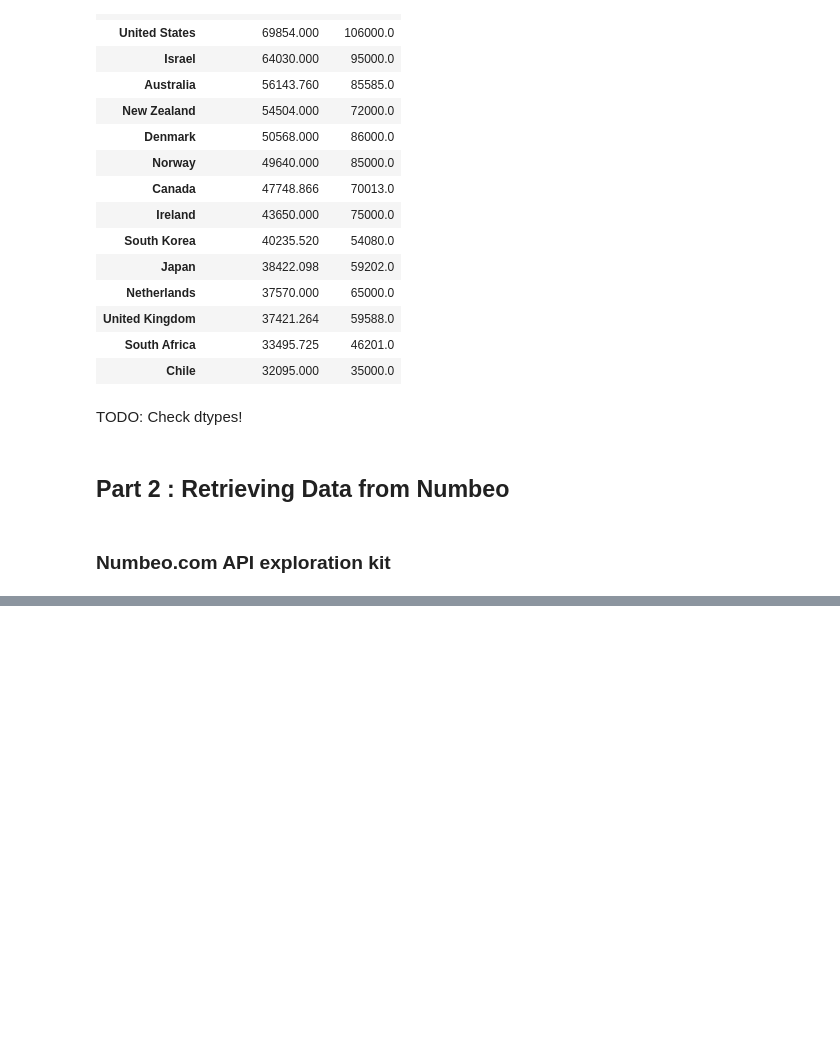
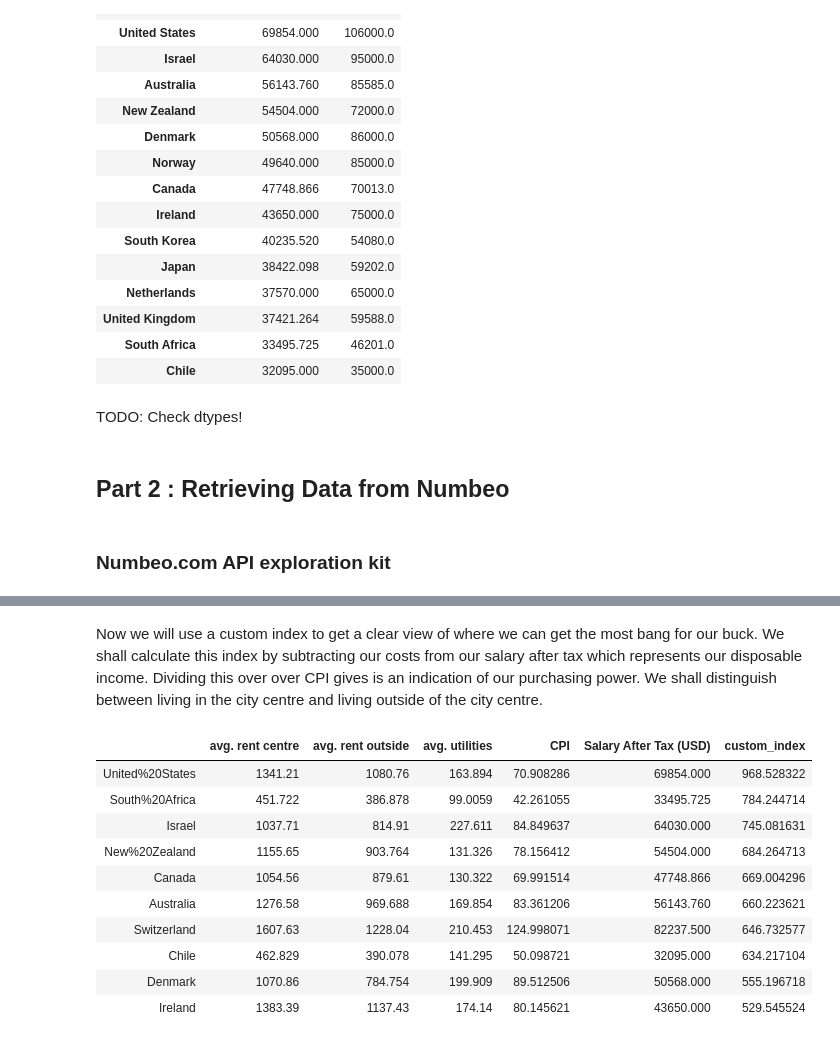
Before and after one commit to hendrikbaacke/Data-Madness, a Jupyter notebook: Income_and_Living_Prices__Data_Madness.ipynb, the cells around one changed output, grey strips where cells are left out. Saved outputs shown, nothing was run; the diff lists cells and outputs as text; code cells hidden in the pictures; blank space fills up the shorter version.

```diff
--- a/Income_and_Living_Prices__Data_Madness.ipynb
+++ b/Income_and_Living_Prices__Data_Madness.ipynb
@@ -854,0 +832,19 @@ Germany
+# %%
+column_indices = [21, 22, 25]
+#these are the rows(items) we are interested in when considering the items read from our json file
+
+index = survey_countries
+columns = ['avg. rent centre', 'avg. rent outside', 'avg. utilities']
+df = pd.DataFrame(index=index, columns=columns)
+
+#Iterate over every country in our list and add their price data to our dataframe
+method = 'country_prices'
+for i, country in enumerate(survey_countries) :
+    filename = method + '_' + country
+    with open(filename + '.json') as f:
+        data = json.load(f)
+    tempdf = json_normalize(data['prices'])
+    for j, index in enumerate(column_indices) :
+        df.iloc[:, j][i] = tempdf['average_price'][index]
+
+df
@@ -854,0 +867,12 @@ Germany
+# %%
+method = 'country_indices'
+index = survey_countries
+cpi_array = []
+for i, country in enumerate(survey_countries) :
+    filename = method + '_' + country
+    with open(filename + '.json') as f:
+        data = json.load(f)
+    tempdf = json_normalize(data)
+    cpi_array.append(tempdf['cpi_index'][0])
+df['CPI'] = cpi_array
+df
@@ -854,0 +895,3 @@ Germany
+# %%
+taxed_sal = list(df_med_sal_taxed['SalaryAfterTaxUSD'])
+taxed_sal
@@ -854,0 +916,3 @@ Germany
+# %%
+df['Salary After Tax (USD)'] = taxed_sal
+df
@@ -854,0 +933,20 @@ Germany
+# %% [markdown]
+Now we will use a custom index to get a clear view of where we can get the most bang for our buck. We shall calculate this index by subtracting our costs from our salary after tax which represents our disposable income. Dividing this over over CPI gives is an indication of our purchasing power. We shall distinguish between living in the city centre and living outside of the city centre.
+# %%
+custom_index = []
+for i, country in enumerate(survey_countries) :
+    custom_index.append((df['Salary After Tax (USD)'].iloc[i] - (df['avg. rent centre'].iloc[i] - df['avg. utilities'].iloc[i]))/df['CPI'].iloc[i])
+df['custom_index'] = custom_index
+df.sort_values(by= 'custom_index', ascending=False)[:10]
+# %% [output]
+|  | avg. rent centre | avg. rent outside | avg. utilities | CPI | Salary After Tax (USD) | custom_index |
+| United%20States | 1341.21 | 1080.76 | 163.894 | 70.908286 | 69854.000 | 968.528322 |
+| South%20Africa | 451.722 | 386.878 | 99.0059 | 42.261055 | 33495.725 | 784.244714 |
+| Israel | 1037.71 | 814.91 | 227.611 | 84.849637 | 64030.000 | 745.081631 |
+| New%20Zealand | 1155.65 | 903.764 | 131.326 | 78.156412 | 54504.000 | 684.264713 |
+| Canada | 1054.56 | 879.61 | 130.322 | 69.991514 | 47748.866 | 669.004296 |
+| Australia | 1276.58 | 969.688 | 169.854 | 83.361206 | 56143.760 | 660.223621 |
+| Switzerland | 1607.63 | 1228.04 | 210.453 | 124.998071 | 82237.500 | 646.732577 |
+| Chile | 462.829 | 390.078 | 141.295 | 50.098721 | 32095.000 | 634.217104 |
+| Denmark | 1070.86 | 784.754 | 199.909 | 89.512506 | 50568.000 | 555.196718 |
+| Ireland | 1383.39 | 1137.43 | 174.14 | 80.145621 | 43650.000 | 529.545524 |
```
Also changed, not shown: parts of 19 cells of this notebook.
